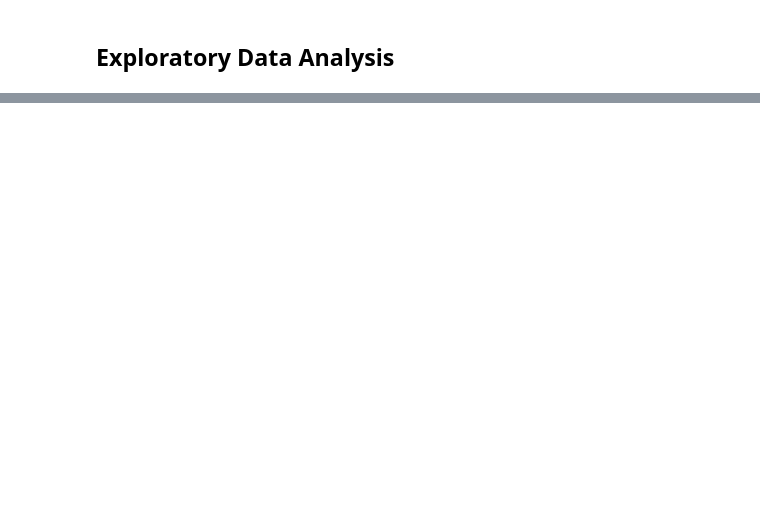
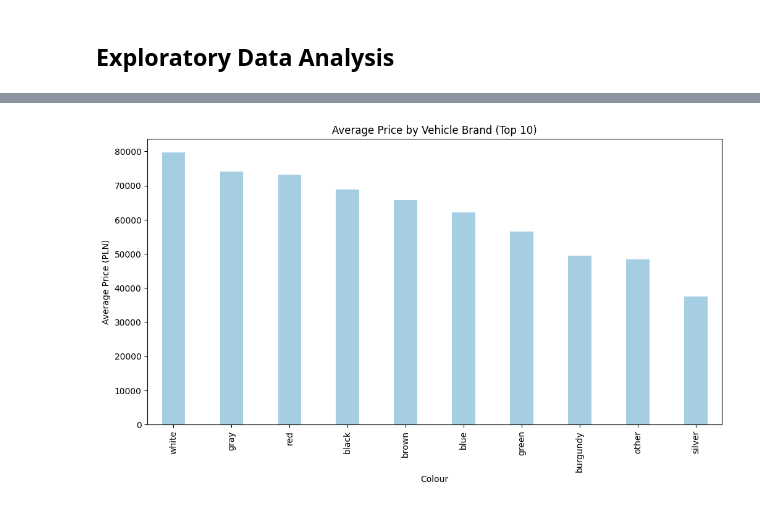
Before and after one commit to Przemsonn05/Cars-Price-Prediction-in-Poland, a Jupyter notebook: notebooks/cars_price_prediction.ipynb, the cells around one changed output, grey strips where cells are left out. Cells and saved outputs as stored; diff of their text form; code cells hidden in the pictures; blank space fills up the shorter version.

```diff
--- a/notebooks/cars_price_prediction.ipynb
+++ b/notebooks/cars_price_prediction.ipynb
@@ -244,0 +306,15 @@ ax
+# %%
+#Top 10 car colors
+top_brands = cars_data_out['Colour'].value_counts().head(10).index
+
+#Counting avarage price of each car colour
+mean_prices = cars_data_out[cars_data_out['Colour'].isin(top_brands)].groupby('Colour')['price_PLN'].mean().sort_values(ascending=False)
+
+plt.figure(figsize=(12, 6))
+mean_prices.plot(kind='bar', cmap='Paired', width=0.4)
+plt.title('Average Price by Vehicle Brand (Top 10)')
+plt.xlabel('Colour')
+plt.ylabel('Average Price (PLN)')
+plt.show()
+# %% [output]
+[figure, added]
```
Also changed, not shown: parts of 25 cells of this notebook.
